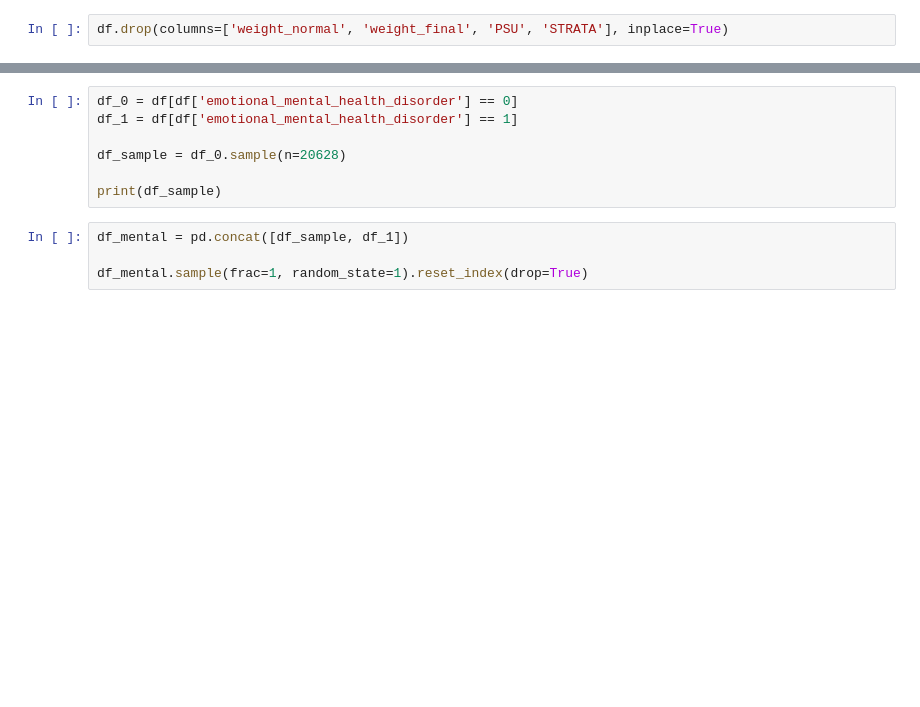
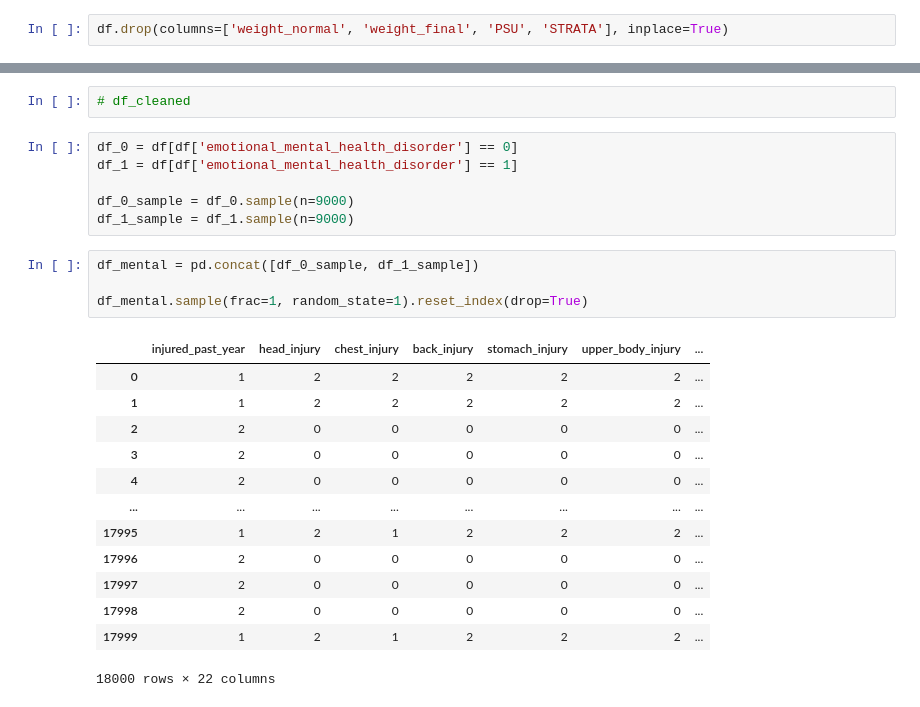
Before and after one commit to PhilipusAdrielTandra/Mental_health_correlation, a Jupyter notebook: Cedera.ipynb, the cells around one changed output, grey strips where cells are left out. Saved outputs shown, nothing was run; the diff lists cells and outputs as text; blank space fills up the shorter version.

```diff
--- a/Cedera.ipynb
+++ b/Cedera.ipynb
@@ -36,13 +100,28 @@ df['emotional_mental_health_disorder'].value_counts()
+# %%
+# df_cleaned
 # %%
 df_0 = df[df['emotional_mental_health_disorder'] == 0]
 df_1 = df[df['emotional_mental_health_disorder'] == 1]
 
-df_sample = df_0.sample(n=20628)
-
-print(df_sample)
+df_0_sample = df_0.sample(n=9000)
+df_1_sample = df_1.sample(n=9000)
 # %%
-df_mental = pd.concat([df_sample, df_1])
+df_mental = pd.concat([df_0_sample, df_1_sample])
 
 df_mental.sample(frac=1, random_state=1).reset_index(drop=True)
+# %% [output]
+|  | injured_past_year | head_injury | chest_injury | back_injury | stomach_injury | upper_body_injury | ... |
+| 0 | 1 | 2 | 2 | 2 | 2 | 2 | ... |
+| 1 | 1 | 2 | 2 | 2 | 2 | 2 | ... |
+| 2 | 2 | 0 | 0 | 0 | 0 | 0 | ... |
+| 3 | 2 | 0 | 0 | 0 | 0 | 0 | ... |
+| 4 | 2 | 0 | 0 | 0 | 0 | 0 | ... |
+| ... | ... | ... | ... | ... | ... | ... | ... |
+| 17995 | 1 | 2 | 1 | 2 | 2 | 2 | ... |
+| 17996 | 2 | 0 | 0 | 0 | 0 | 0 | ... |
+| 17997 | 2 | 0 | 0 | 0 | 0 | 0 | ... |
+| 17998 | 2 | 0 | 0 | 0 | 0 | 0 | ... |
+| 17999 | 1 | 2 | 1 | 2 | 2 | 2 | ... |
+18000 rows × 22 columns
 # %%
 print(df['emotional_mental_health_disorder'].unique())
```
Also changed, not shown: parts of 23 cells of this notebook, 2 other files.
